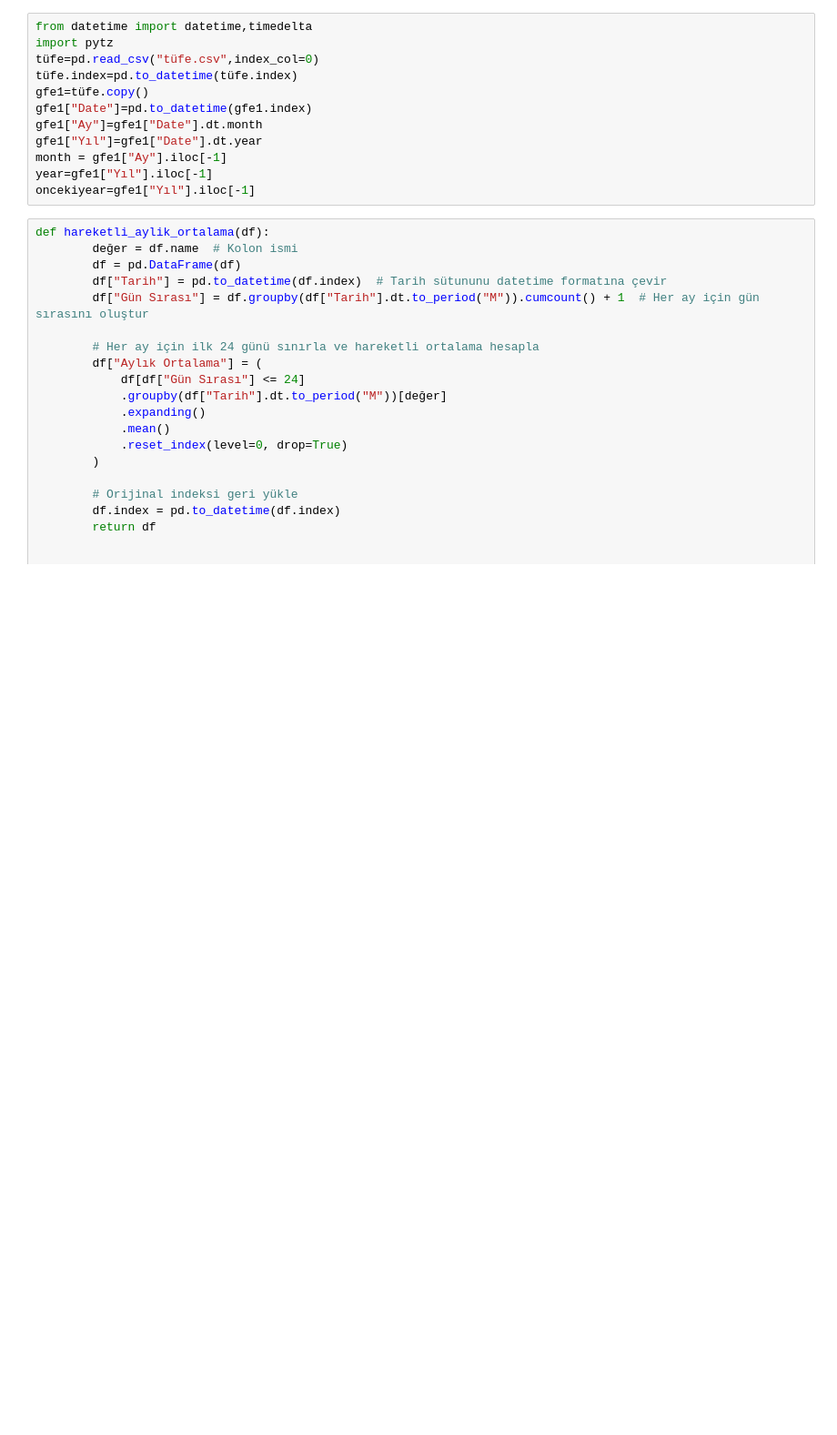
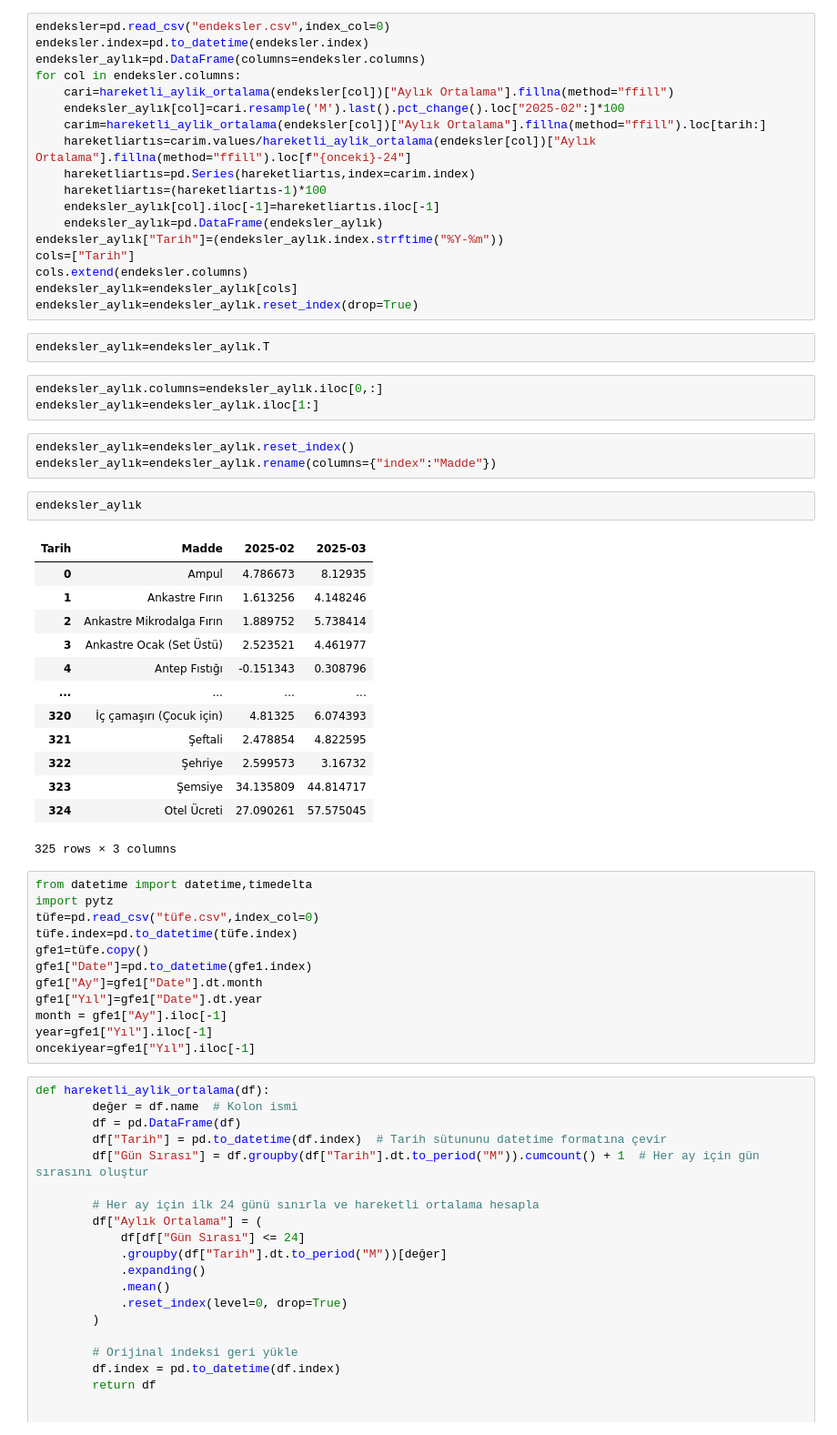
Before and after one commit to kaboya19/web-tufe-streamlit, a Jupyter notebook: test.ipynb, the cells around one changed output. Shown at 91% size. Saved outputs shown, nothing was run; the diff lists cells and outputs as text; blank space fills up the shorter version.

```diff
--- a/test.ipynb
+++ b/test.ipynb
@@ -16,3 +16,45 @@ from streamlit_option_menu import option_menu
+# %%
+endeksler=pd.read_csv("endeksler.csv",index_col=0)
+endeksler.index=pd.to_datetime(endeksler.index)
+endeksler_aylık=pd.DataFrame(columns=endeksler.columns)
+for col in endeksler.columns:
+    cari=hareketli_aylik_ortalama(endeksler[col])["Aylık Ortalama"].fillna(method="ffill")
+    endeksler_aylık[col]=cari.resample('M').last().pct_change().loc["2025-02":]*100
+    carim=hareketli_aylik_ortalama(endeksler[col])["Aylık Ortalama"].fillna(method="ffill").loc[tarih:]
+    hareketliartıs=carim.values/hareketli_aylik_ortalama(endeksler[col])["Aylık Ortalama"].fillna(method="ffill").loc[f"{onceki}-24"]
+    hareketliartıs=pd.Series(hareketliartıs,index=carim.index)
+    hareketliartıs=(hareketliartıs-1)*100
+    endeksler_aylık[col].iloc[-1]=hareketliartıs.iloc[-1]
+    endeksler_aylık=pd.DataFrame(endeksler_aylık)
+endeksler_aylık["Tarih"]=(endeksler_aylık.index.strftime("%Y-%m"))
+cols=["Tarih"]
+cols.extend(endeksler.columns)
+endeksler_aylık=endeksler_aylık[cols]
+endeksler_aylık=endeksler_aylık.reset_index(drop=True)
+# %%
+endeksler_aylık=endeksler_aylık.T
+# %%
+endeksler_aylık.columns=endeksler_aylık.iloc[0,:]
+endeksler_aylık=endeksler_aylık.iloc[1:]
+# %%
+endeksler_aylık=endeksler_aylık.reset_index()
+endeksler_aylık=endeksler_aylık.rename(columns={"index":"Madde"})
+# %%
+endeksler_aylık
+# %% [output]
+| Tarih | Madde | 2025-02 | 2025-03 |
+| 0 | Ampul | 4.786673 | 8.12935 |
+| 1 | Ankastre Fırın | 1.613256 | 4.148246 |
+| 2 | Ankastre Mikrodalga Fırın | 1.889752 | 5.738414 |
+| 3 | Ankastre Ocak (Set Üstü) | 2.523521 | 4.461977 |
+| 4 | Antep Fıstığı | -0.151343 | 0.308796 |
+| ... | ... | ... | ... |
+| 320 | İç çamaşırı (Çocuk için) | 4.81325 | 6.074393 |
+| 321 | Şeftali | 2.478854 | 4.822595 |
+| 322 | Şehriye | 2.599573 | 3.16732 |
+| 323 | Şemsiye | 34.135809 | 44.814717 |
+| 324 | Otel Ücreti | 27.090261 | 57.575045 |
+325 rows × 3 columns
 # %%
 from datetime import datetime,timedelta
 import pytz
```
Also changed, not shown: parts of 1 cell of this notebook, 18 other files.
